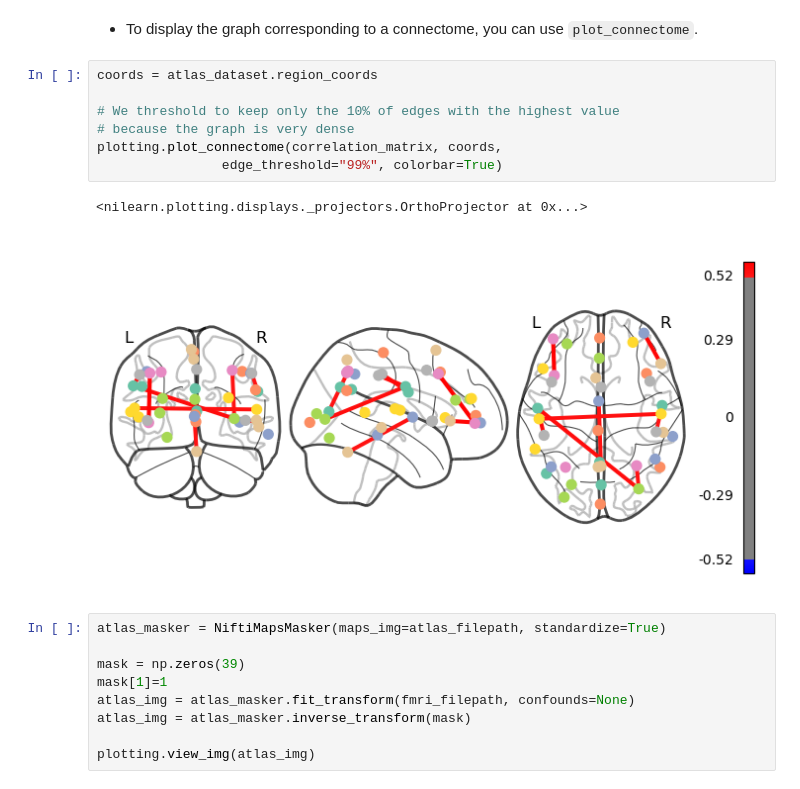
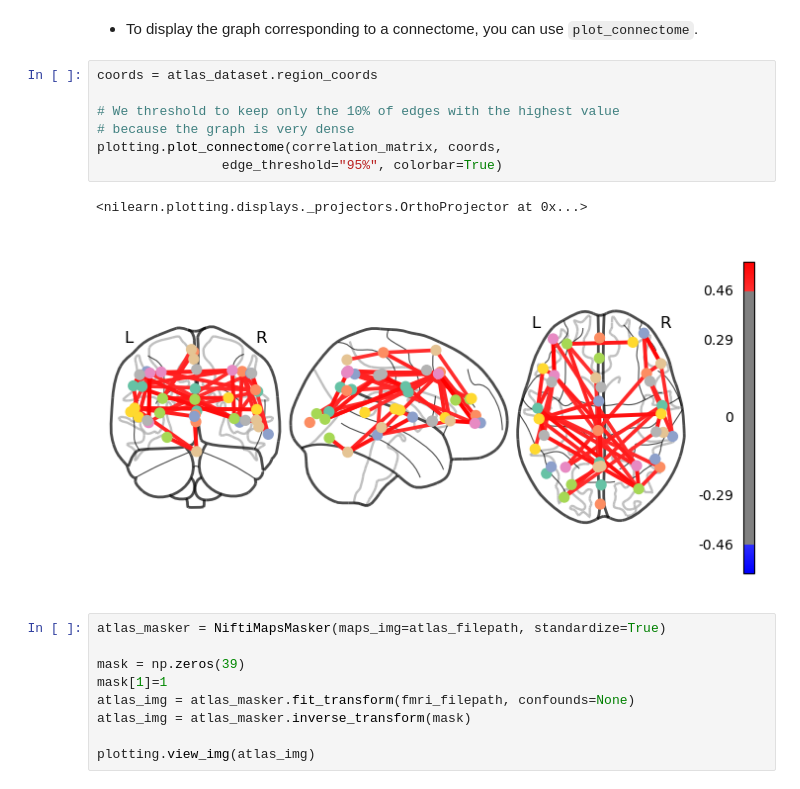
Before and after one commit to SkyStream5240/brainhack2025, a Jupyter notebook: projectVisualizeTest.ipynb, the cells around one changed output. Cells and saved outputs as stored; diff of their text form.

```diff
--- a/projectVisualizeTest.ipynb
+++ b/projectVisualizeTest.ipynb
@@ -198,13 +198,13 @@ plotting.view_img(fmri_img_mean)
 # %%
 coords = atlas_dataset.region_coords
 
 # We threshold to keep only the 10% of edges with the highest value
 # because the graph is very dense
 plotting.plot_connectome(correlation_matrix, coords,
-                edge_threshold="99%", colorbar=True)
+                edge_threshold="95%", colorbar=True)
 # %% [output]
 <nilearn.plotting.displays._projectors.OrthoProjector at 0x...>
-[figure, old version]
+[figure, new version]
 # %%
 atlas_masker = NiftiMapsMasker(maps_img=atlas_filepath, standardize=True)
 
```
Also changed, not shown: parts of 1 cell of this notebook.
